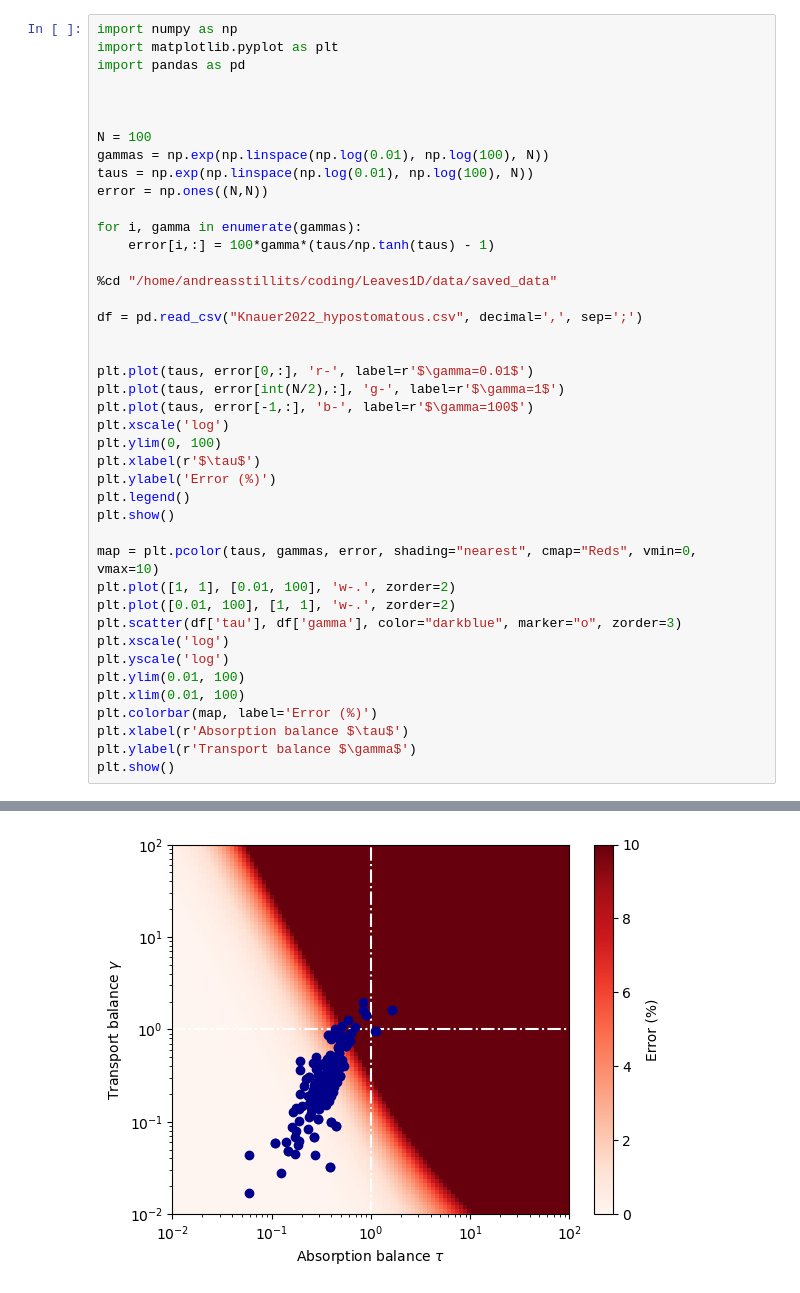
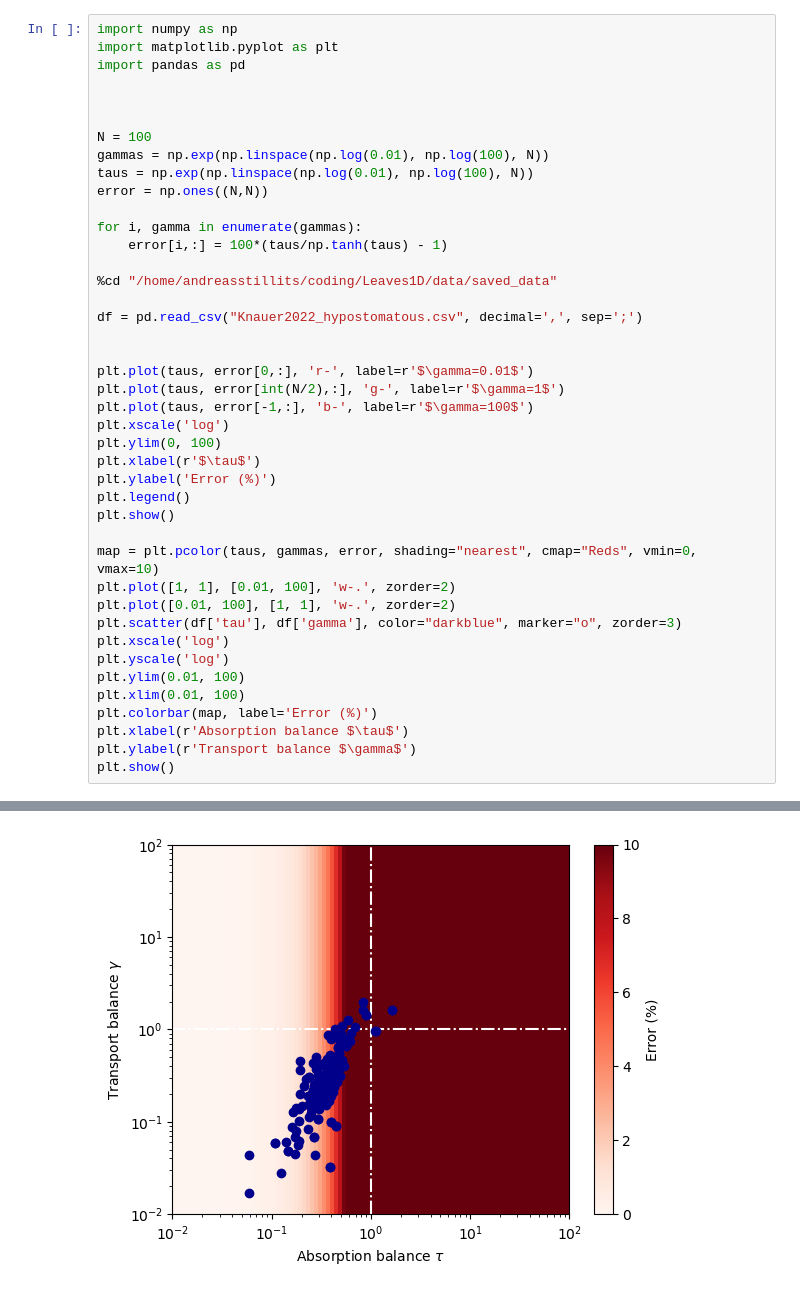
Before and after one commit to andreas-stillits/CarbonFixationModel1D, a Jupyter notebook: supplementary/notebooks/gradients.ipynb, the cells around one changed output, grey strips where cells are left out. Drawn from its saved outputs; the diff is of its cells as text.

```diff
--- a/supplementary/notebooks/gradients.ipynb
+++ b/supplementary/notebooks/gradients.ipynb
@@ -11,7 +11,7 @@ taus = np.exp(np.linspace(np.log(0.01), np.log(100), N))
 error = np.ones((N,N))
 
 for i, gamma in enumerate(gammas):
-    error[i,:] = 100*gamma*(taus/np.tanh(taus) - 1)
+    error[i,:] = 100*(taus/np.tanh(taus) - 1)
 
 %cd "/home/andreasstillits/coding/Leaves1D/data/saved_data"
 
@@ -46 +46 @@ plt.show()
-[figure, old version]
+[figure, new version]
```
Also changed, not shown: parts of 1 cell of this notebook.
